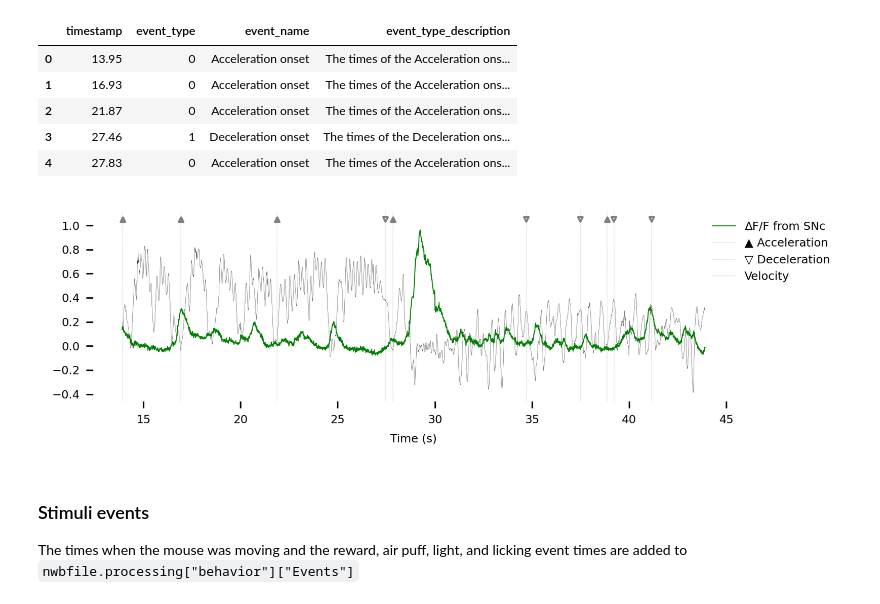
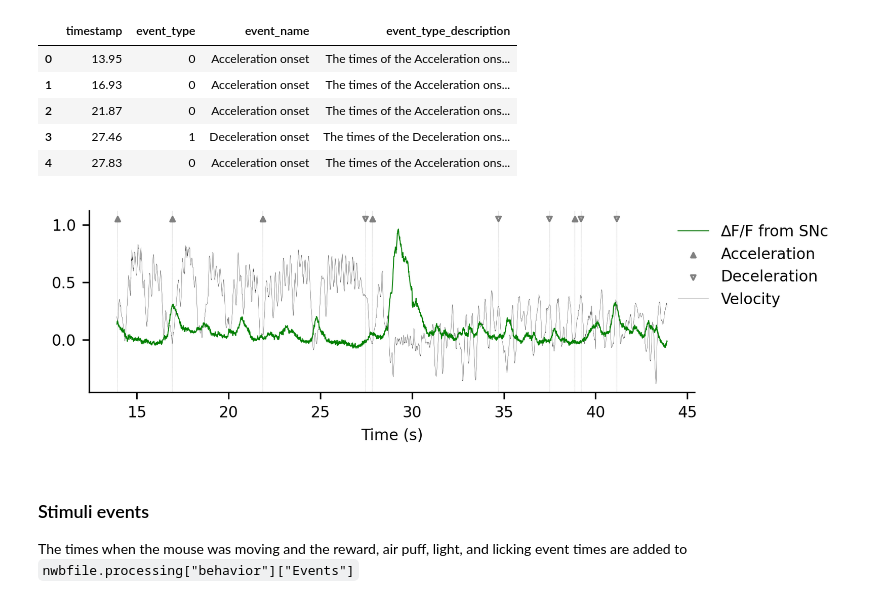
Before and after one commit to catalystneuro/dombeck-lab-to-nwb, a Jupyter notebook: src/dombeck_lab_to_nwb/azcorra2023/tutorials/azcorra2023_demo.ipynb, the cells around one changed output. Drawn from its saved outputs; the diff is of its cells as text; code cells hidden in the pictures.

```diff
--- a/src/dombeck_lab_to_nwb/azcorra2023/tutorials/azcorra2023_demo.ipynb
+++ b/src/dombeck_lab_to_nwb/azcorra2023/tutorials/azcorra2023_demo.ipynb
@@ -57,0 +42,12 @@ Fields:
+# %%
+import h5py
+from pynwb import NWBHDF5IO
+import remfile
+
+# We stream the file using remfile and open it with h5py and pynwb
+file = remfile.File(s3_url)
+h5_file = h5py.File(file, "r")
+
+io = NWBHDF5IO(file=h5_file, load_namespaces=True)
+nwbfile = io.read()
+nwbfile
@@ -559,45 +592,49 @@ timestamps = df_over_f_traces.get_timestamps()[:3000]
 velocity_data = nwbfile.processing["behavior"]["Velocity"].data[:3000]
 
 # Add events during selected time
 accelerations = wheel_events[wheel_events["event_type"] == 0]
 accelerations = accelerations[accelerations["timestamp"] <= 45]["timestamp"]
 
 decelerations = wheel_events[wheel_events["event_type"] == 1]
 decelerations = decelerations[decelerations["timestamp"] <= 45]["timestamp"]
 
 fig, ax = plt.subplots(nrows=1, ncols=1, figsize=(6, 2), dpi=300, sharex=True)
 
 # Plot the main data
-ax.plot(timestamps, data, color="green", linewidth=0.5)
+data_handle, = ax.plot(timestamps, data, color="green", linewidth=0.5, label="∆F/F from SNc")
 
-# Add vertical lines
+# Add vertical lines for events
 for time in accelerations:
     ax.axvline(time, color='grey', linewidth=0.1, linestyle="--")
 for time in decelerations:
     ax.axvline(time, color='grey', linewidth=0.1, linestyle="--")
 
+# Add scatter for acceleration and deceleration
 arrowhead_size = 6  # Adjust this value to change the size of the arrowheads
-ax.scatter(accelerations, [1.05] * len(accelerations), color='grey', marker='^', s=arrowhead_size)
-ax.scatter(decelerations, [1.05] * len(decelerations), marker='v', s=arrowhead_size, facecolor='none', edgecolor='grey')
+accel_handle = ax.scatter(accelerations, [1.05] * len(accelerations), color='grey', marker='^', s=arrowhead_size, label='▲ Acceleration')
+decel_handle = ax.scatter(decelerations, [1.05] * len(decelerations), marker='v', s=arrowhead_size, facecolor='none', edgecolor='grey', label='▽ Deceleration')
 
 # Plot the velocity data on the background
-ax.plot(timestamps, velocity_data, color="black", linewidth=0.1, zorder=1)
+velocity_handle, = ax.plot(timestamps, velocity_data, color="black", linewidth=0.1, zorder=1, label="Velocity")
 
-# Remove frames
-ax.set_frame_on(False)
+# Hide top and right spines
+ax.spines['top'].set_visible(False)
+ax.spines['right'].set_visible(False)
 
 # Add legends
-ax.legend(["∆F/F from SNc", "▲ Acceleration", "▽ Deceleration", "Velocity"],frameon=False, bbox_to_anchor=(.95, 1), loc='upper left', prop={'size': 6})
+handles = [data_handle, accel_handle, decel_handle, velocity_handle]
+labels = ["∆F/F from SNc", "Acceleration", "Deceleration", "Velocity"]
+ax.legend(handles, labels, frameon=False, bbox_to_anchor=(.95, 1), loc='upper left', prop={'size': 8})
 
 # Adjust tick parameters
-ax.tick_params(axis='y', labelsize=6)
+ax.tick_params(axis='y', labelsize=8)
 
-plt.xlabel('Time (s)', fontsize=6)
-plt.tick_params(axis='x', labelsize=6)
+plt.xlabel('Time (s)', fontsize=8)
+plt.tick_params(axis='x', labelsize=8)
 plt.tight_layout()
 plt.show()
 # %% [output]
-[figure, old version]
+[figure, new version]
 # %% [markdown]
 ### Stimuli events
 
```
Also changed, not shown: parts of 12 cells of this notebook, 1 other file.
